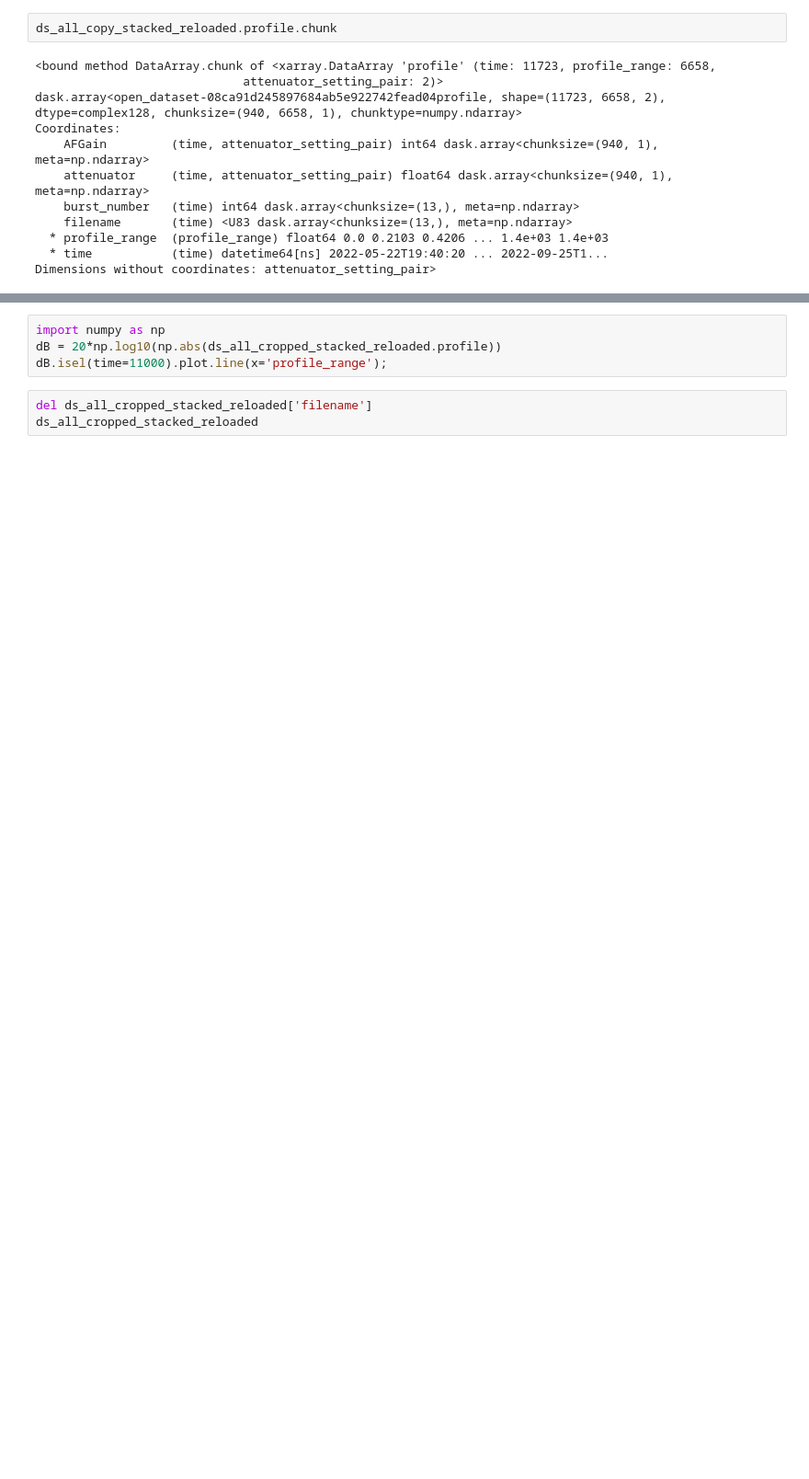
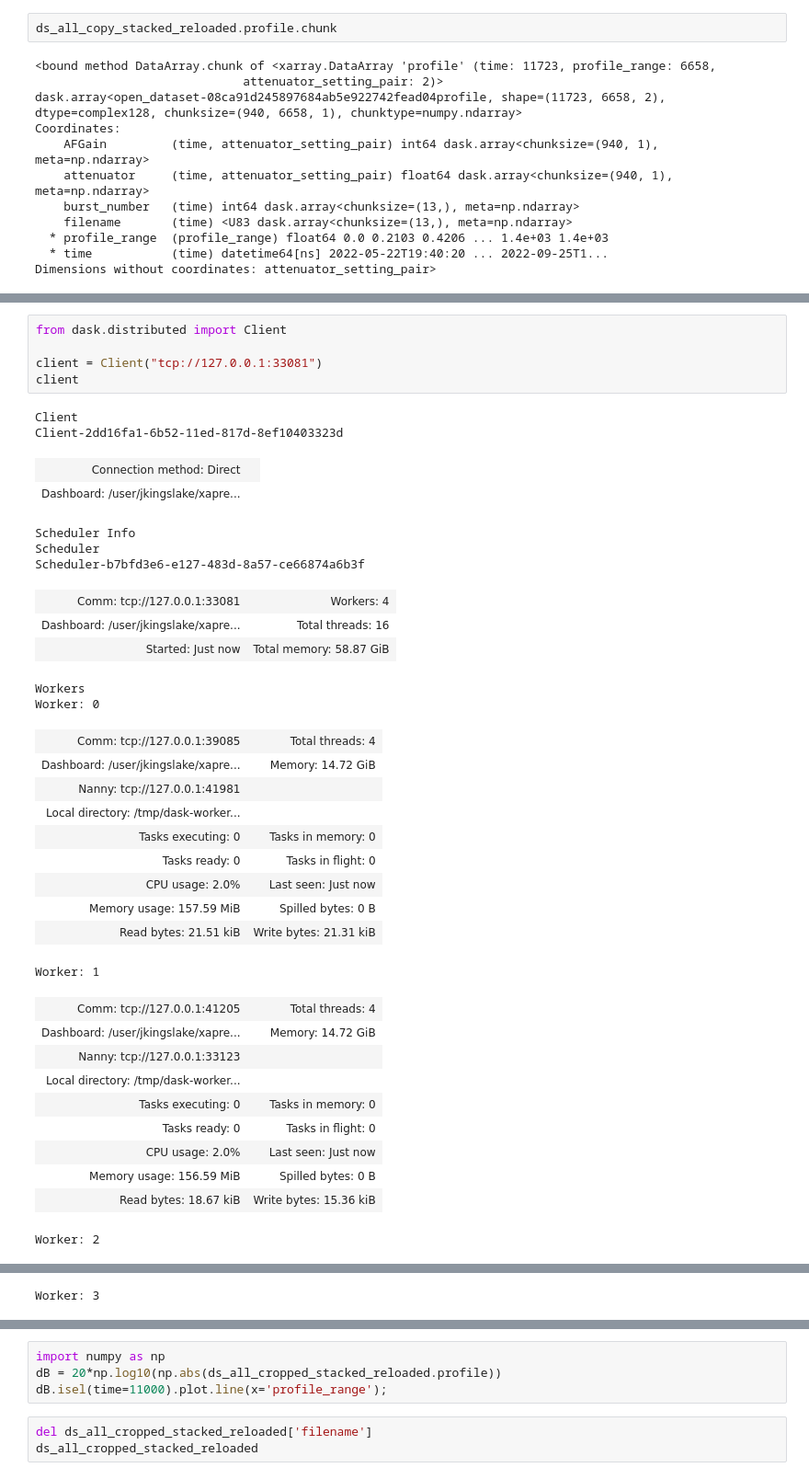
Before and after one commit to ldeo-glaciology/XApRES_old, a Jupyter notebook: notebooks/individual_zarrs/all_to_zarr.ipynb, the cells around one changed output, grey strips where cells are left out. Shown at 92% size. Drawn from its saved outputs; the diff is of its cells as text; blank space fills up the shorter version.

```diff
--- a/notebooks/individual_zarrs/all_to_zarr.ipynb
+++ b/notebooks/individual_zarrs/all_to_zarr.ipynb
@@ -414,0 +518,38 @@ Dimensions without coordinates: attenuator_setting_pair>
+# %%
+from dask.distributed import Client
+
+client = Client("tcp://127.0.0.1:33081")
+client
+# %% [output]
+Client
+Client-2dd16fa1-6b52-11ed-817d-8ef10403323d
+| Connection method: Direct |  |
+| Dashboard: /user/jkingslake/xapre... |  |
+Scheduler Info
+Scheduler
+Scheduler-b7bfd3e6-e127-483d-8a57-ce66874a6b3f
+| Comm: tcp://127.0.0.1:33081 | Workers: 4 |
+| Dashboard: /user/jkingslake/xapre... | Total threads: 16 |
+| Started: Just now | Total memory: 58.87 GiB |
+Workers
+Worker: 0
+| Comm: tcp://127.0.0.1:39085 | Total threads: 4 |
+| Dashboard: /user/jkingslake/xapre... | Memory: 14.72 GiB |
+| Nanny: tcp://127.0.0.1:41981 |  |
+| Local directory: /tmp/dask-worker... |  |
+| Tasks executing: 0 | Tasks in memory: 0 |
+| Tasks ready: 0 | Tasks in flight: 0 |
+| CPU usage: 2.0% | Last seen: Just now |
+| Memory usage: 157.59 MiB | Spilled bytes: 0 B |
+| Read bytes: 21.51 kiB | Write bytes: 21.31 kiB |
+Worker: 1
+| Comm: tcp://127.0.0.1:41205 | Total threads: 4 |
+| Dashboard: /user/jkingslake/xapre... | Memory: 14.72 GiB |
+| Nanny: tcp://127.0.0.1:33123 |  |
+| Local directory: /tmp/dask-worker... |  |
+| Tasks executing: 0 | Tasks in memory: 0 |
+| Tasks ready: 0 | Tasks in flight: 0 |
+| CPU usage: 2.0% | Last seen: Just now |
+| Memory usage: 156.59 MiB | Spilled bytes: 0 B |
+| Read bytes: 18.67 kiB | Write bytes: 15.36 kiB |
+Worker: 2
@@ -414,0 +565 @@ Dimensions without coordinates: attenuator_setting_pair>
+Worker: 3
```
Also changed, not shown: parts of 27 cells of this notebook.
